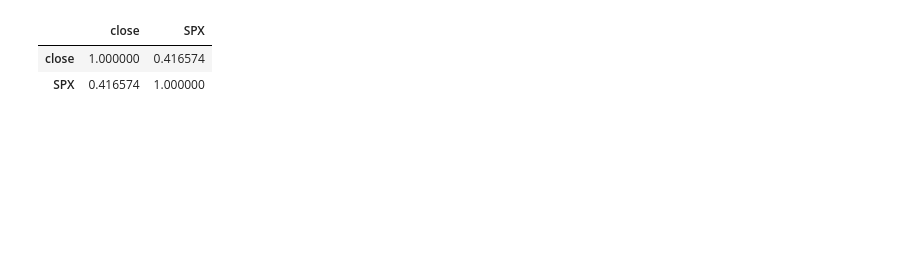
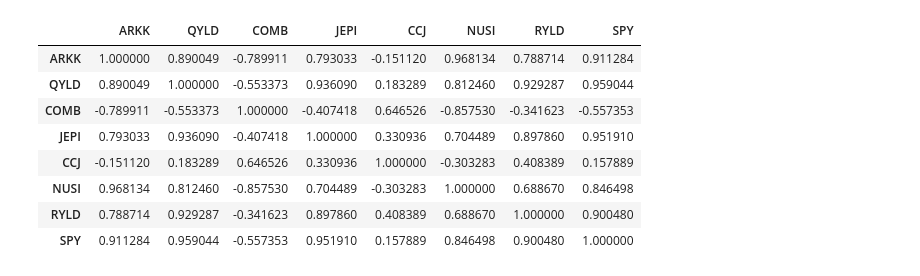
Before and after one commit to tbrownex/Investing, a Jupyter notebook: compareFunds.ipynb, the cells around one changed output. Cells and saved outputs as stored; diff of their text form; code cells hidden in the pictures; blank space fills up the shorter version.

Commit message:
with MarketStack data

```diff
--- a/compareFunds.ipynb
+++ b/compareFunds.ipynb
@@ -34,0 +6,18 @@ plt.close()
+# %%
+df = pd.read_csv('/home/tbrownex/data/retirement/funds/fundData.csv')
+# %%
+fundList = set(df.fund)
+
+df.set_index('fund', inplace=True)
+# %%
+dfList=[]
+for f in fundList:
+    tmp = df.loc[f]
+    tmp.reset_index(inplace=True)
+    tmp = tmp[['date', 'value']]
+    tmp.set_index('date', inplace=True)
+    tmp.rename(columns={'value': f}, inplace=True)
+    dfList.append(tmp)
+
+df = pd.concat(dfList, axis=1)
+df.sort_index(inplace=True, ascending=True)
@@ -35,6 +79,12 @@ plt.close()
 # %%
-j.corr()
+df.corr()
 # %% [output]
-|  | close | SPX |
-| close | 1.000000 | 0.416574 |
-| SPX | 0.416574 | 1.000000 |
+|  | ARKK | QYLD | COMB | JEPI | CCJ | NUSI | RYLD | SPY |
+| ARKK | 1.000000 | 0.890049 | -0.789911 | 0.793033 | -0.151120 | 0.968134 | 0.788714 | 0.911284 |
+| QYLD | 0.890049 | 1.000000 | -0.553373 | 0.936090 | 0.183289 | 0.812460 | 0.929287 | 0.959044 |
+| COMB | -0.789911 | -0.553373 | 1.000000 | -0.407418 | 0.646526 | -0.857530 | -0.341623 | -0.557353 |
+| JEPI | 0.793033 | 0.936090 | -0.407418 | 1.000000 | 0.330936 | 0.704489 | 0.897860 | 0.951910 |
+| CCJ | -0.151120 | 0.183289 | 0.646526 | 0.330936 | 1.000000 | -0.303283 | 0.408389 | 0.157889 |
+| NUSI | 0.968134 | 0.812460 | -0.857530 | 0.704489 | -0.303283 | 1.000000 | 0.688670 | 0.846498 |
+| RYLD | 0.788714 | 0.929287 | -0.341623 | 0.897860 | 0.408389 | 0.688670 | 1.000000 | 0.900480 |
+| SPY | 0.911284 | 0.959044 | -0.557353 | 0.951910 | 0.157889 | 0.846498 | 0.900480 | 1.000000 |
```
Also changed, not shown: parts of 15 cells of this notebook, 1 other file.
